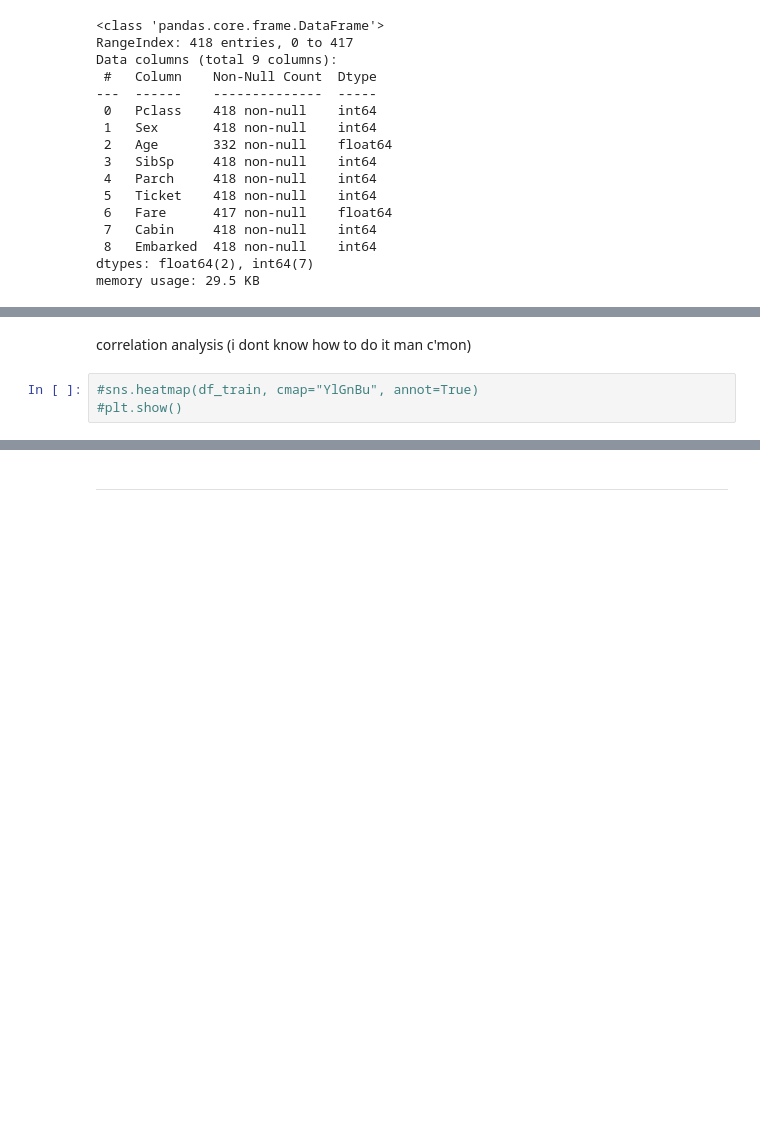
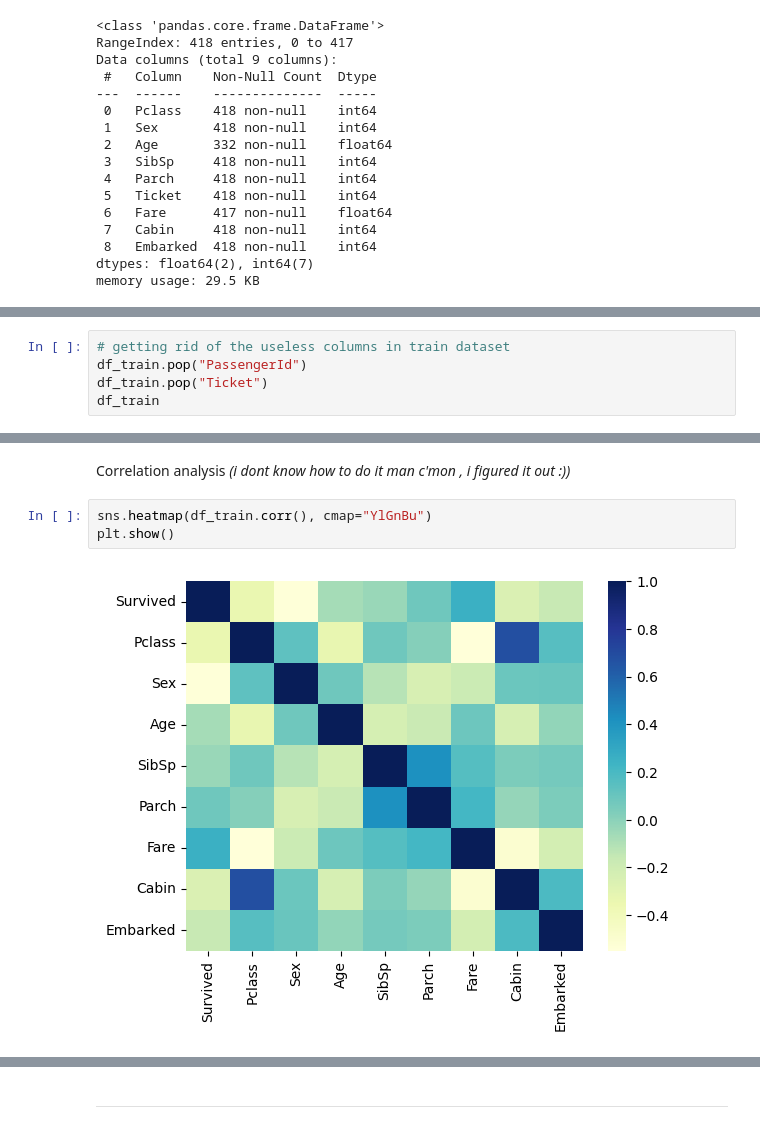
Before and after one commit to pouniq/titanic_prediction_practice, a Jupyter notebook: titanic.ipynb, the cells around one changed output, grey strips where cells are left out. Saved outputs shown, nothing was run; the diff lists cells and outputs as text; blank space fills up the shorter version.

Commit message:
getting to good place ( model and done some  gridsearchCv )

```diff
--- a/titanic.ipynb
+++ b/titanic.ipynb
@@ -367,0 +388,5 @@ memory usage: 29.5 KB
+# %%
+# getting rid of the useless columns in train dataset
+df_train.pop("PassengerId")
+df_train.pop("Ticket")
+df_train
@@ -368,5 +425,7 @@ memory usage: 29.5 KB
 # %% [markdown]
-correlation analysis (i dont know how to do it man c'mon)
+Correlation analysis *(i dont know how to do it man c'mon , i figured it out :))*
 # %%
-#sns.heatmap(df_train, cmap="YlGnBu", annot=True)
-#plt.show()
+sns.heatmap(df_train.corr(), cmap="YlGnBu")
+plt.show()
+# %% [output]
+[figure, added]
```
Also changed, not shown: parts of 15 cells of this notebook.
